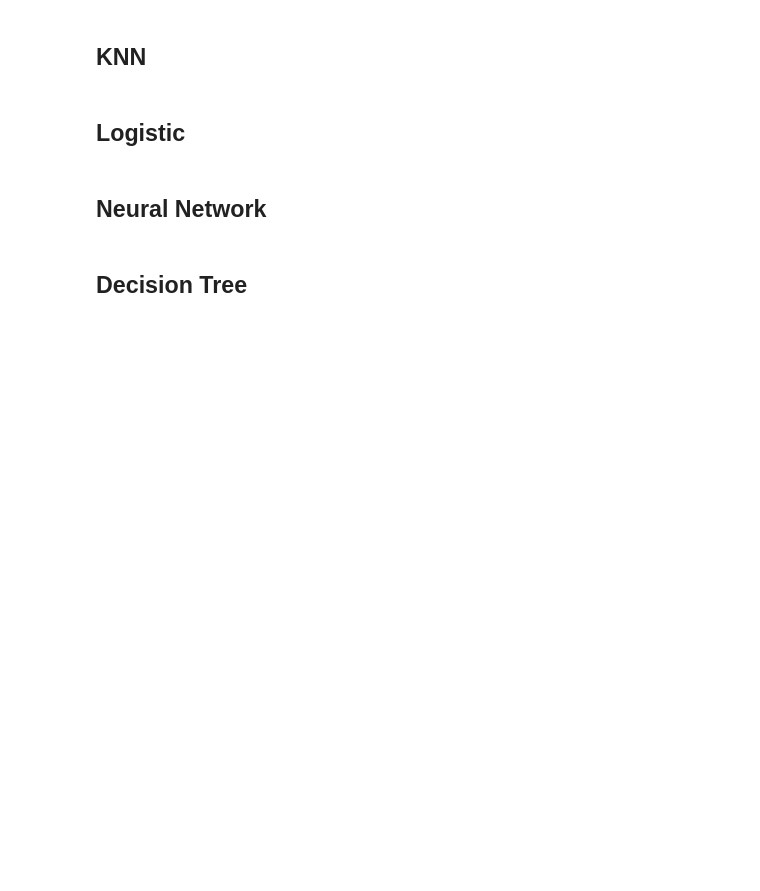
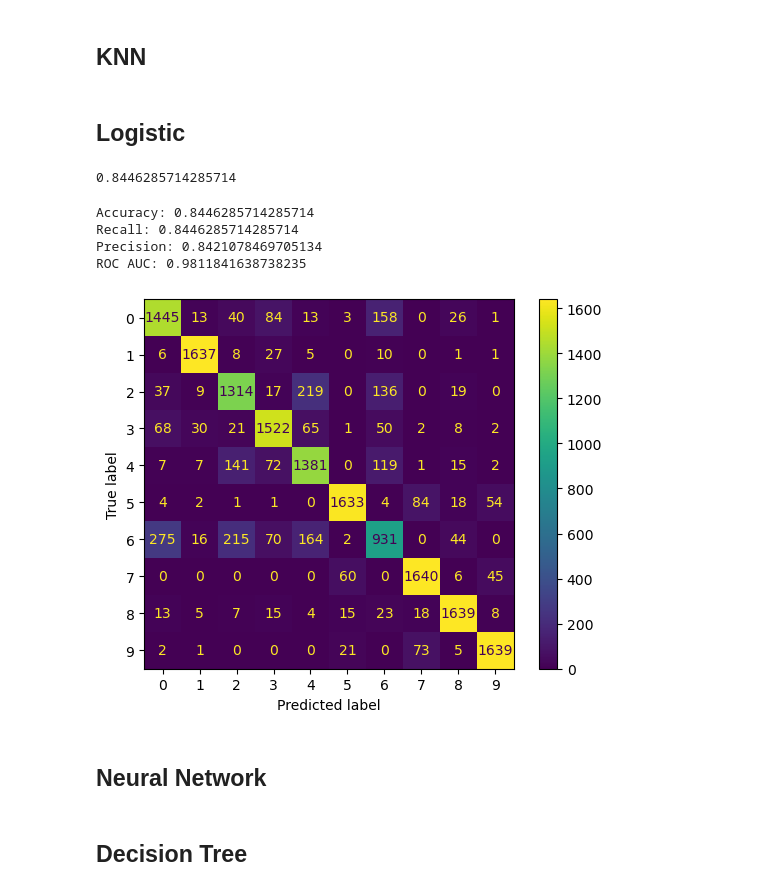
Before and after one commit to Funbam/RottenTomatoes, a Jupyter notebook: rottentomato.ipynb, the cells around one changed output. Saved outputs shown, nothing was run; the diff lists cells and outputs as text; code cells hidden in the pictures; blank space fills up the shorter version.

```diff
--- a/rottentomato.ipynb
+++ b/rottentomato.ipynb
@@ -24,8 +24,7 @@ fmnist_X, fmnist_y = fetch_openml(name='Fashion-MNIST', as_frame=False, return_X
 # Convert labels to integer data type
 fmnist_y = fmnist_y.astype(int)
 
-fmnist_X_tr, fmnist_X_te, fmnist_y_tr, fmnist_y_te = train_test_split(fmnist_X, fmnist_y,
-                                                                  test_size=0.25, random_state=1234, shuffle=True)
+X_tr, X_te, y_tr, y_te = train_test_split(fmnist_X, fmnist_y, test_size=0.25, random_state=1234, shuffle=True)
 # %%
 # Some default settings for our plots
 plt.rcParams['image.interpolation'] = 'nearest'
@@ -62,6 +61,27 @@ plt.tight_layout()
 ## Logistic
 # %%
 #Brendon
+classifier = LogisticRegression(penalty='l1', solver='liblinear', fit_intercept=True)
+classifier.fit(X_tr, y_tr)
+prediction = classifier.predict(X_te)
+# %% [output]
+0.8446285714285714
+# %%
+print("Accuracy: " + str(accuracy_score(y_te,prediction)))
+print("Recall: " + str(recall_score(y_te, prediction, average="weighted")))
+print("Precision: " +str(precision_score(y_te, prediction, average="weighted")))
+probs = classifier.predict_proba(X_te)
+print("ROC AUC: " +str(roc_auc_score(y_te, probs, multi_class="ovo")))
+print("Confusion Matrix: ")
+cm = confusion_matrix(y_te,prediction)
+disp = ConfusionMatrixDisplay(confusion_matrix = cm)
+disp.plot();
+# %% [output]
+Accuracy: 0.8446285714285714
+Recall: 0.8446285714285714
+Precision: 0.8421078469705134
+ROC AUC: 0.9811841638738235
+[figure, added]
 # %% [markdown]
 ## Neural Network
 # %% [markdown]
```
Also changed, not shown: parts of 1 cell of this notebook.
